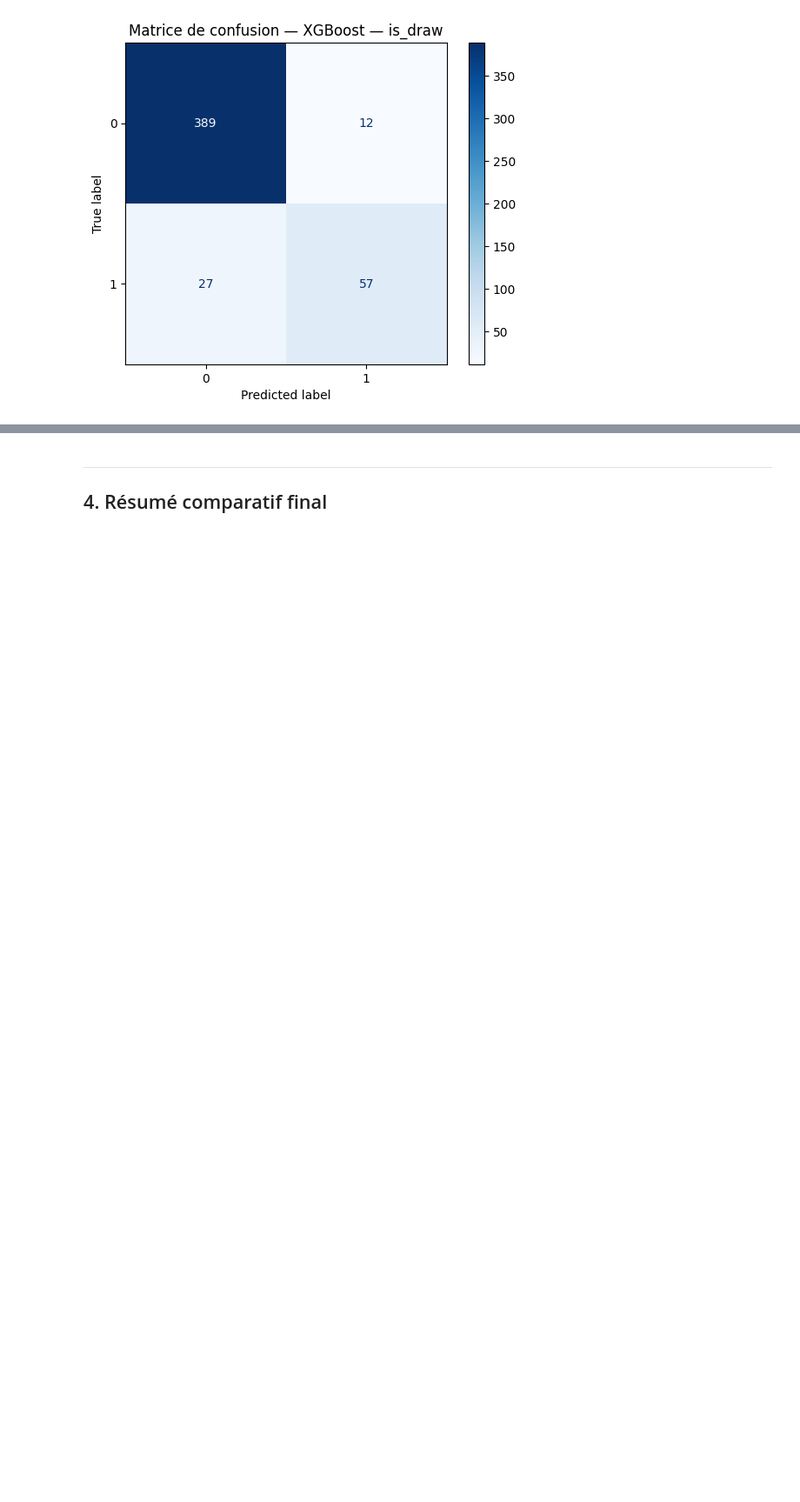
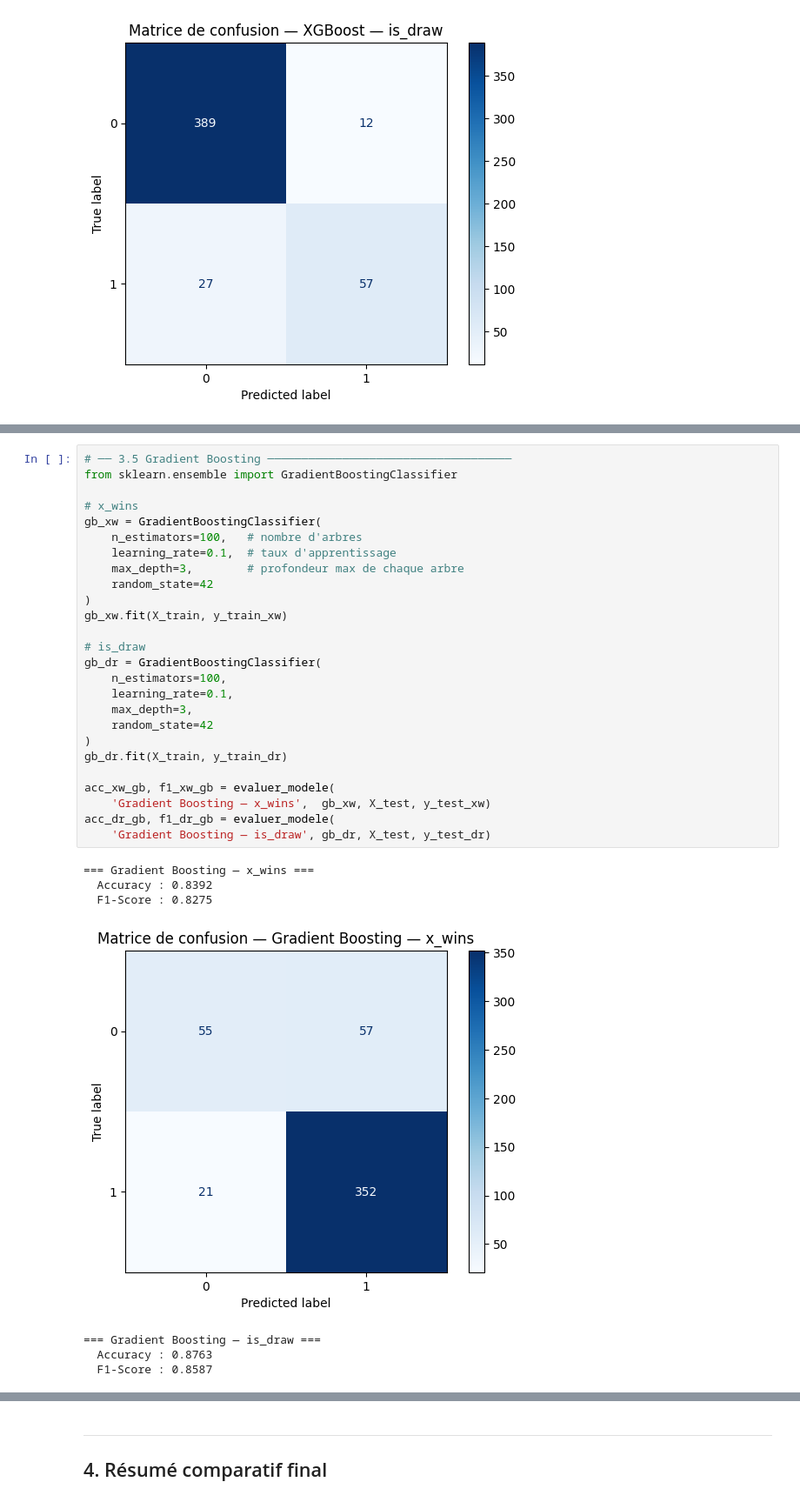
Before and after one commit to rsjzoe/exam-ml-m1-s1, a Jupyter notebook: notebook.ipynb, the cells around one changed output, grey strips where cells are left out. Shown at 87% size. Drawn from its saved outputs; the diff is of its cells as text; blank space fills up the shorter version.

Commit message:
feat[notebook & readme]: adding MPL and Gradient boosting

```diff
--- a/notebook.ipynb
+++ b/notebook.ipynb
@@ -360,0 +412,34 @@ acc_dr_xgb, f1_dr_xgb = evaluer_modele(
+# %%
+# ── 3.5 Gradient Boosting ────────────────────────────────────
+from sklearn.ensemble import GradientBoostingClassifier
+
+# x_wins
+gb_xw = GradientBoostingClassifier(
+    n_estimators=100,   # nombre d'arbres
+    learning_rate=0.1,  # taux d'apprentissage
+    max_depth=3,        # profondeur max de chaque arbre
+    random_state=42
+)
+gb_xw.fit(X_train, y_train_xw)
+
+# is_draw
+gb_dr = GradientBoostingClassifier(
+    n_estimators=100,
+    learning_rate=0.1,
+    max_depth=3,
+    random_state=42
+)
+gb_dr.fit(X_train, y_train_dr)
+
+acc_xw_gb, f1_xw_gb = evaluer_modele(
+    'Gradient Boosting — x_wins',  gb_xw, X_test, y_test_xw)
+acc_dr_gb, f1_dr_gb = evaluer_modele(
+    'Gradient Boosting — is_draw', gb_dr, X_test, y_test_dr)
+# %% [output]
+=== Gradient Boosting — x_wins ===
+  Accuracy : 0.8392
+  F1-Score : 0.8275
+[figure, added]
+=== Gradient Boosting — is_draw ===
+  Accuracy : 0.8763
+  F1-Score : 0.8587
```
Also changed, not shown: parts of 6 cells of this notebook, 1 other file.
